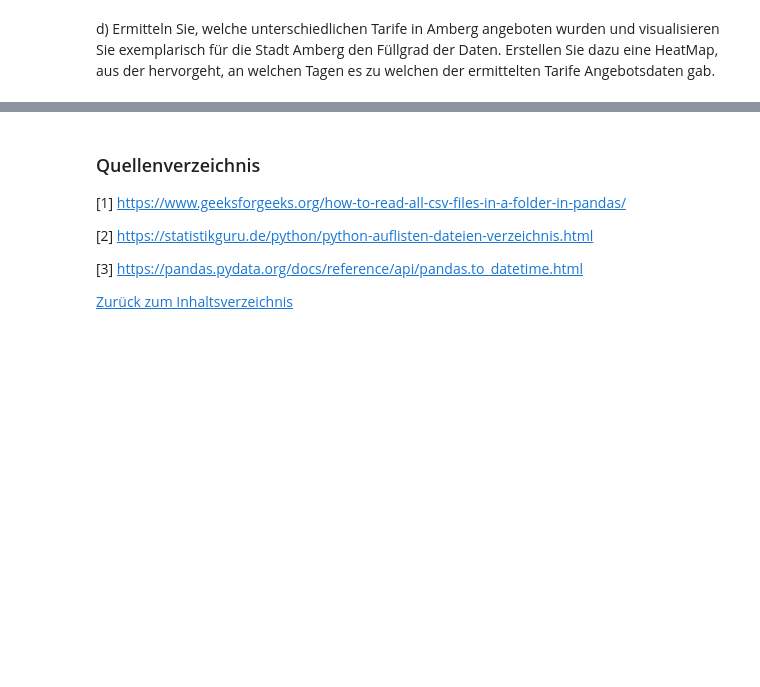
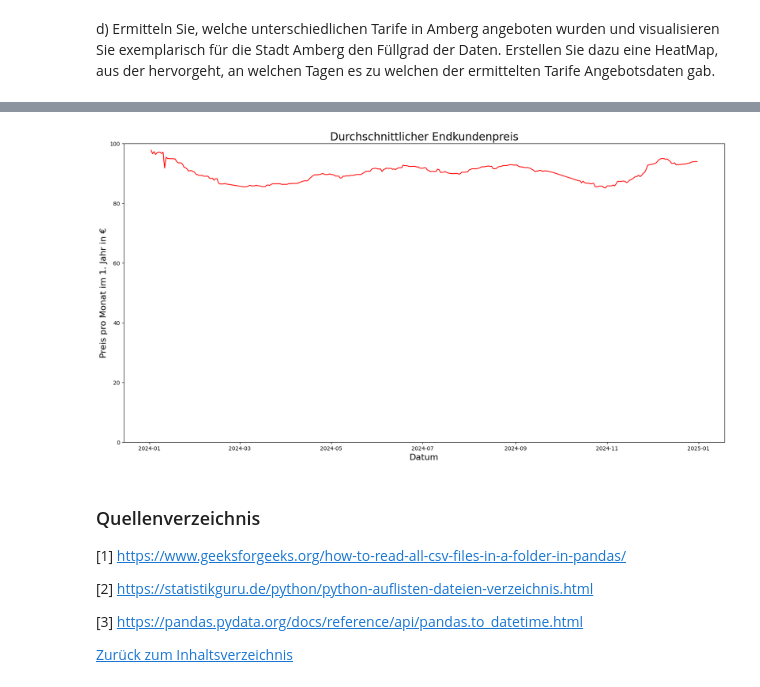
Before and after one commit to SebJana/DAT, a Jupyter notebook: jana_sebastian_jana_sophie.ipynb, the cells around one changed output, grey strips where cells are left out. Cells and saved outputs as stored; diff of their text form; code cells hidden in the pictures; blank space fills up the shorter version.

Commit message:
added 6d and started e

```diff
--- a/jana_sebastian_jana_sophie.ipynb
+++ b/jana_sebastian_jana_sophie.ipynb
@@ -201,3 +228,21 @@ Anzahl verschiedender Tarife: 77
+# %%
+filtered_12_months = df_cust[df_cust['Vertragslaufzeit in Monaten'] >= 12]
+df_mean_prices = filtered_12_months.groupby(['Datum']).agg(Mean =('Preis im 1. Jahr/ pro Monat in €', 'mean')).reset_index()
+
+plt.figure(figsize=(20, 10))
+plt.plot(df_mean_prices['Datum'], df_mean_prices['Mean'], label = 'Line', color = 'red')
+
+#https://matplotlib.org/stable/api/_as_gen/matplotlib.pyplot.ylim.html
+# Start line plot at 0, to not overdramatize the change in consumer price
+plt.ylim(bottom = 0, top = 100)
+
+plt.xlabel('Datum', fontsize=16)
+plt.ylabel('Preis pro Monat im 1. Jahr in €', fontsize=16)
+plt.title('Durchschnittlicher Endkundenpreis', fontsize=20)
+
+plt.show()
+# %% [output]
+[figure, added]
 # %% [markdown]
 ### Quellenverzeichnis
 <a id = "quellenverzeichnis"></a>
```
Also changed, not shown: parts of 5 cells of this notebook.
